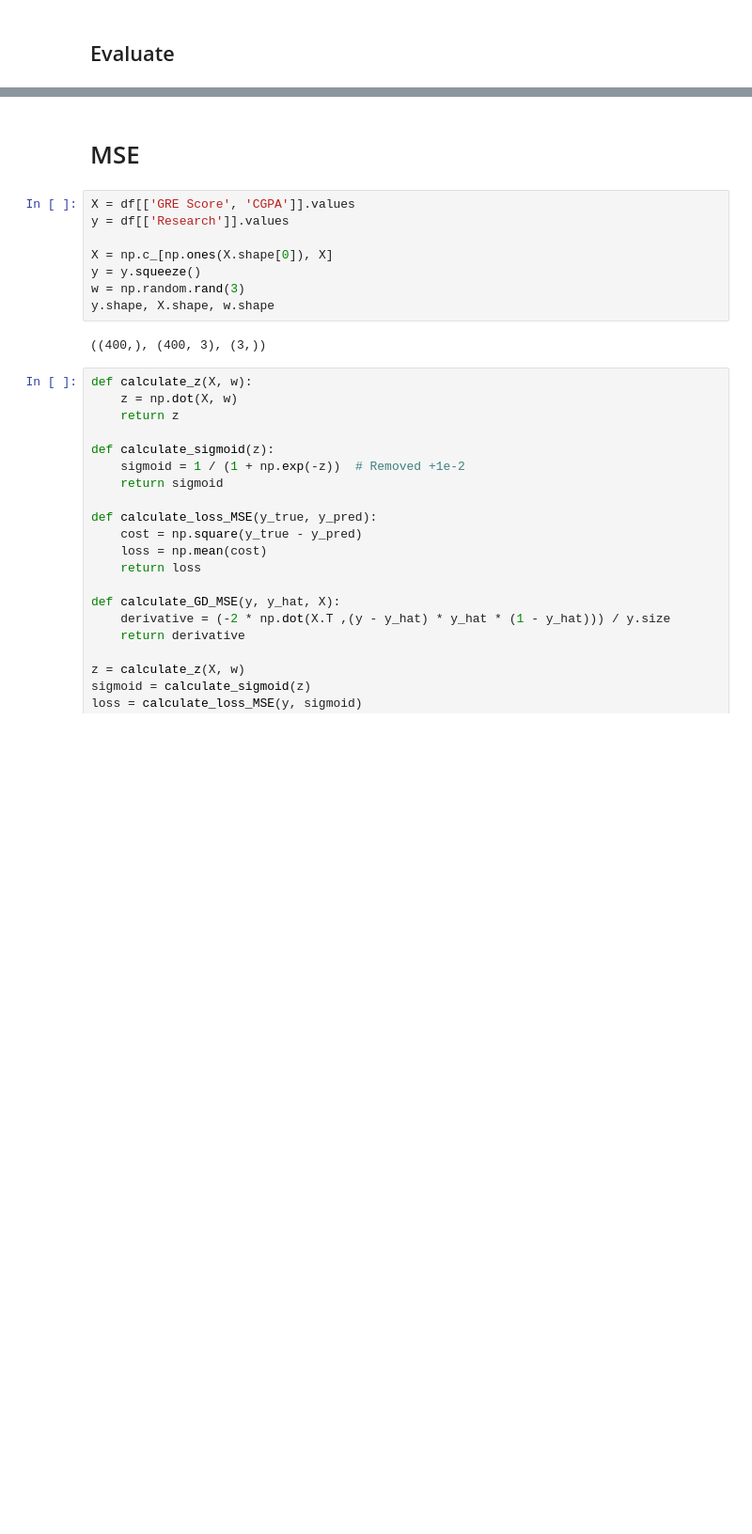
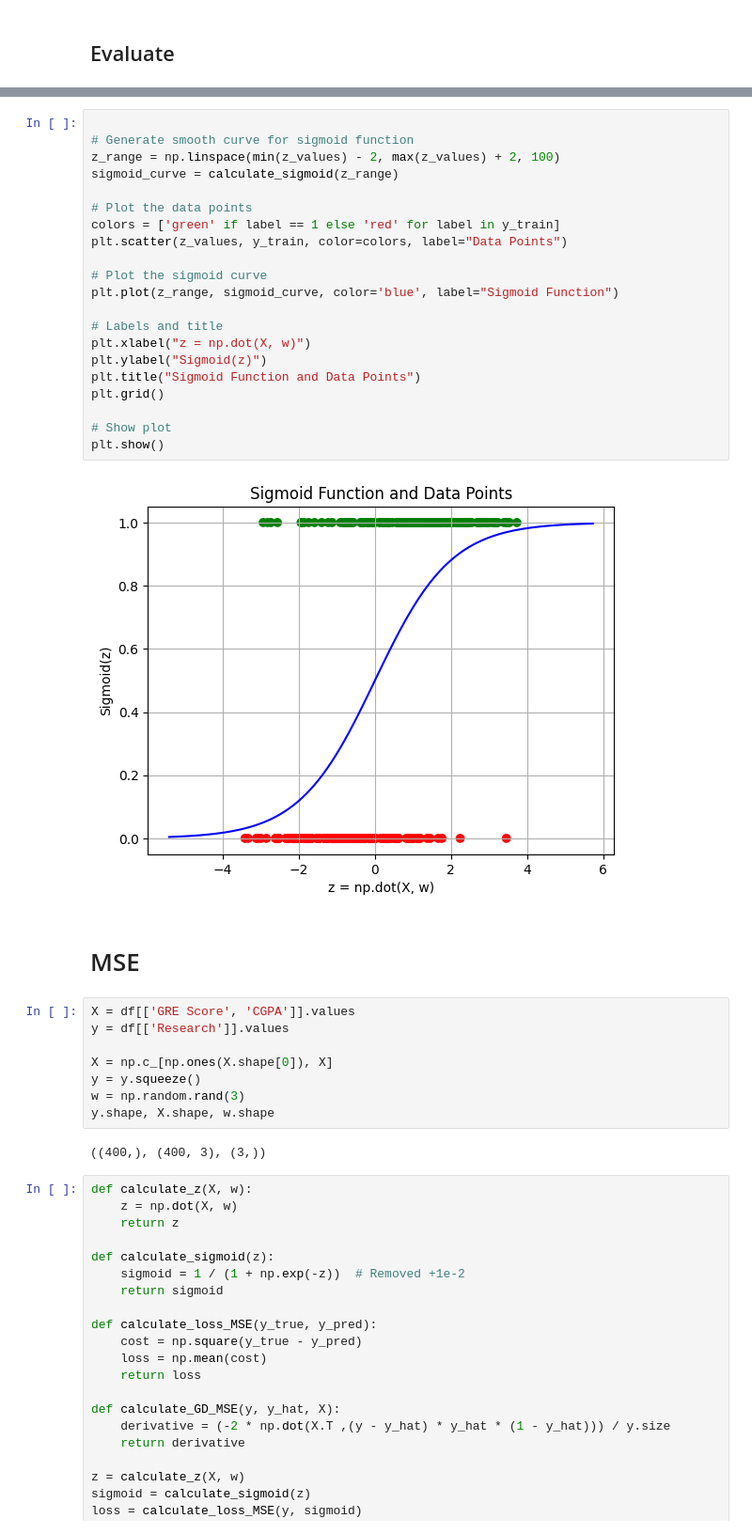
Before and after one commit to HongQuan1812/AIO2025, a Jupyter notebook: Module 4/logistic regression.ipynb, the cells around one changed output, grey strips where cells are left out. Shown at 94% size. Drawn from its saved outputs; the diff is of its cells as text; blank space fills up the shorter version.

```diff
--- a/Module 4/logistic regression.ipynb
+++ b/Module 4/logistic regression.ipynb
@@ -195,3 +289,26 @@ f1, accuracy
+# %%
+
+# Generate smooth curve for sigmoid function
+z_range = np.linspace(min(z_values) - 2, max(z_values) + 2, 100)
+sigmoid_curve = calculate_sigmoid(z_range)
+
+# Plot the data points
+colors = ['green' if label == 1 else 'red' for label in y_train]
+plt.scatter(z_values, y_train, color=colors, label="Data Points")
+
+# Plot the sigmoid curve
+plt.plot(z_range, sigmoid_curve, color='blue', label="Sigmoid Function")
+
+# Labels and title
+plt.xlabel("z = np.dot(X, w)")
+plt.ylabel("Sigmoid(z)")
+plt.title("Sigmoid Function and Data Points")
+plt.grid()
+
+# Show plot
+plt.show()
+# %% [output]
+[figure, added]
 # %% [markdown]
 # MSE
 # %%
```
Also changed, not shown: parts of 38 cells of this notebook.
